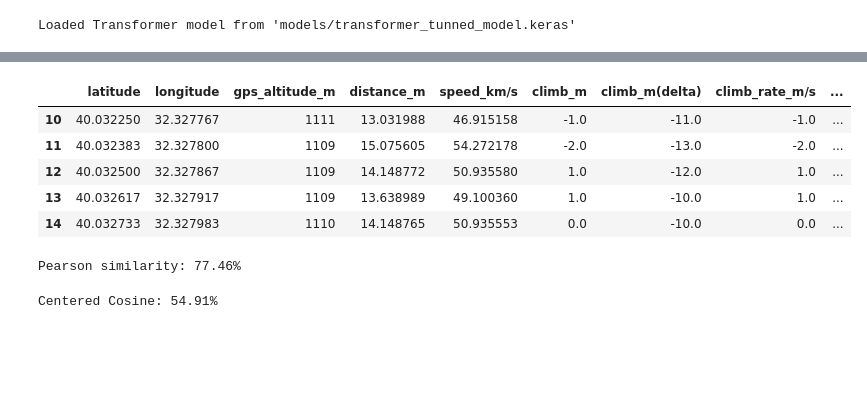
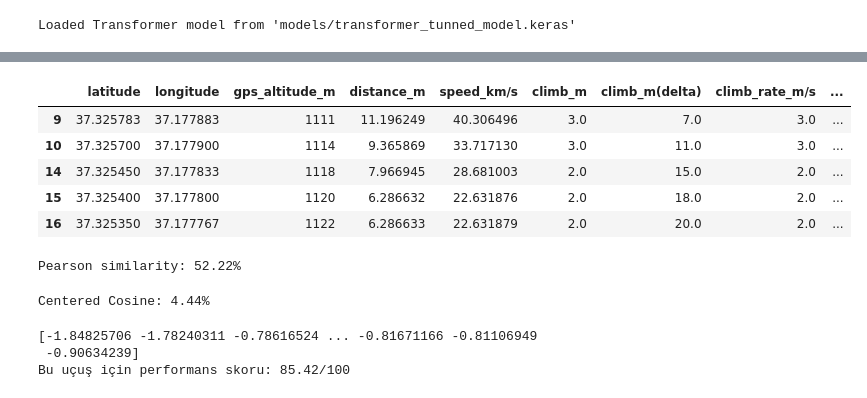
Before and after one commit to SerkanKurd/Paragliding_Flight_Analyses, a Jupyter notebook: scripts/flight_analyse_scoring.ipynb, the cells around one changed output, grey strips where cells are left out. Saved outputs shown, nothing was run; the diff lists cells and outputs as text; code cells hidden in the pictures; blank space fills up the shorter version.

Commit message:
performans scoring

```diff
--- a/scripts/flight_analyse_scoring.ipynb
+++ b/scripts/flight_analyse_scoring.ipynb
@@ -99,14 +108,15 @@ See the caveats in the documentation: https://pandas.pydata.org/pandas-docs/stab
   df_new.loc[indices, 'predicted_climb_rate_m/s'] = preds
 # %%
 df_new = df_new[df_new['predicted_climb_rate_m/s'].notna()]
+df_new = df_new[df_new['climb_rate_m/s'] > 1]
 df_new.head()
 # %% [output]
 |  | latitude | longitude | gps_altitude_m | distance_m | speed_km/s | climb_m | climb_m(delta) | climb_rate_m/s | ... |
-| 10 | 40.032250 | 32.327767 | 1111 | 13.031988 | 46.915158 | -1.0 | -11.0 | -1.0 | ... |
-| 11 | 40.032383 | 32.327800 | 1109 | 15.075605 | 54.272178 | -2.0 | -13.0 | -2.0 | ... |
-| 12 | 40.032500 | 32.327867 | 1109 | 14.148772 | 50.935580 | 1.0 | -12.0 | 1.0 | ... |
-| 13 | 40.032617 | 32.327917 | 1109 | 13.638989 | 49.100360 | 1.0 | -10.0 | 1.0 | ... |
-| 14 | 40.032733 | 32.327983 | 1110 | 14.148765 | 50.935553 | 0.0 | -10.0 | 0.0 | ... |
+| 9 | 37.325783 | 37.177883 | 1111 | 11.196249 | 40.306496 | 3.0 | 7.0 | 3.0 | ... |
+| 10 | 37.325700 | 37.177900 | 1114 | 9.365869 | 33.717130 | 3.0 | 11.0 | 3.0 | ... |
+| 14 | 37.325450 | 37.177833 | 1118 | 7.966945 | 28.681003 | 2.0 | 15.0 | 2.0 | ... |
+| 15 | 37.325400 | 37.177800 | 1120 | 6.286632 | 22.631876 | 2.0 | 18.0 | 2.0 | ... |
+| 16 | 37.325350 | 37.177767 | 1122 | 6.286633 | 22.631879 | 2.0 | 20.0 | 2.0 | ... |
 # %%
 y_true = df_new['climb_rate_m/s'].values
 y_pred = df_new['predicted_climb_rate_m/s'].values
@@ -117,7 +127,7 @@ pearson_sim = (pearson_r + 1) / 2
 pearson_percent = pearson_sim * 100
 print(f"Pearson similarity: {pearson_percent:.2f}%")
 # %% [output]
-Pearson similarity: 77.46%
+Pearson similarity: 52.22%
 # %%
 # Orijinal y_true, y_pred
 y_true_centered = y_true - np.mean(y_true)
@@ -133,4 +143,26 @@ cos_sim2 = cosine_similarity(
 )[0,0]
 print(f"Centered Cosine: {cos_sim2*100:.2f}%")
 # %% [output]
-Centered Cosine: 54.91%
+Centered Cosine: 4.44%
+# %%
+# 1) Gerçek ve tahmin verilerini oku
+y_true = df_new['climb_rate_m/s'].values
+y_pred = df_new['predicted_climb_rate_m/s'].values
+
+# 2) Parametreler
+E_max       = 2.0    # 2 m/s üzerindeki hataları sıfır kabul et
+
+# 3) Zaman adımı puanları
+errors = y_pred - y_true
+print(errors)
+score_t = np.clip(1 - (errors / E_max), 0, 1) * 100
+
+
+# Her adım en fazla 100 olmalı
+flight_score = score_t.mean()
+
+print(f"Bu uçuş için performans skoru: {flight_score:.2f}/100")
+# %% [output]
+[-1.84825706 -1.78240311 -0.78616524 ... -0.81671166 -0.81106949
+ -0.90634239]
+Bu uçuş için performans skoru: 85.42/100
```
Also changed, not shown: parts of 5 cells of this notebook, 2 other files.
